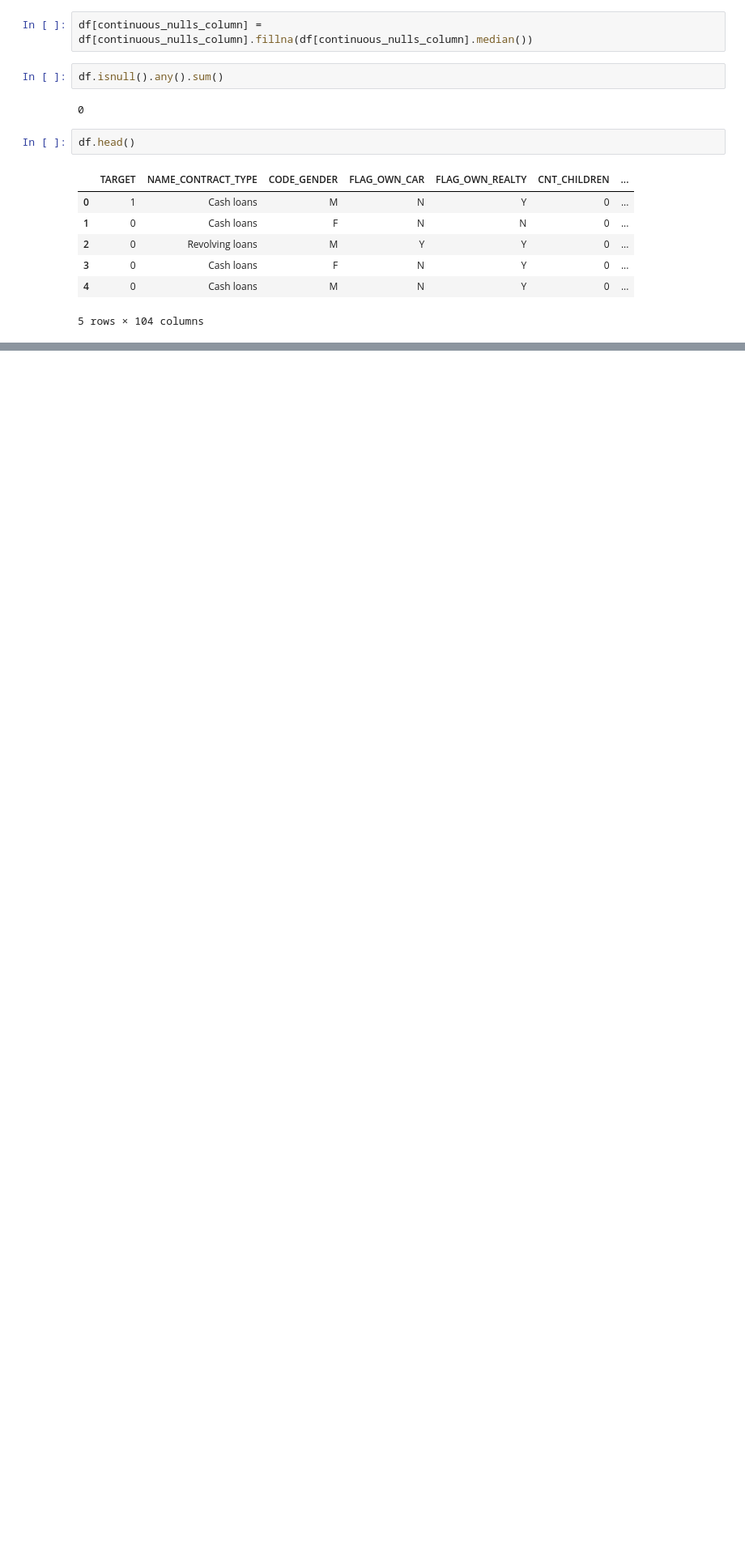
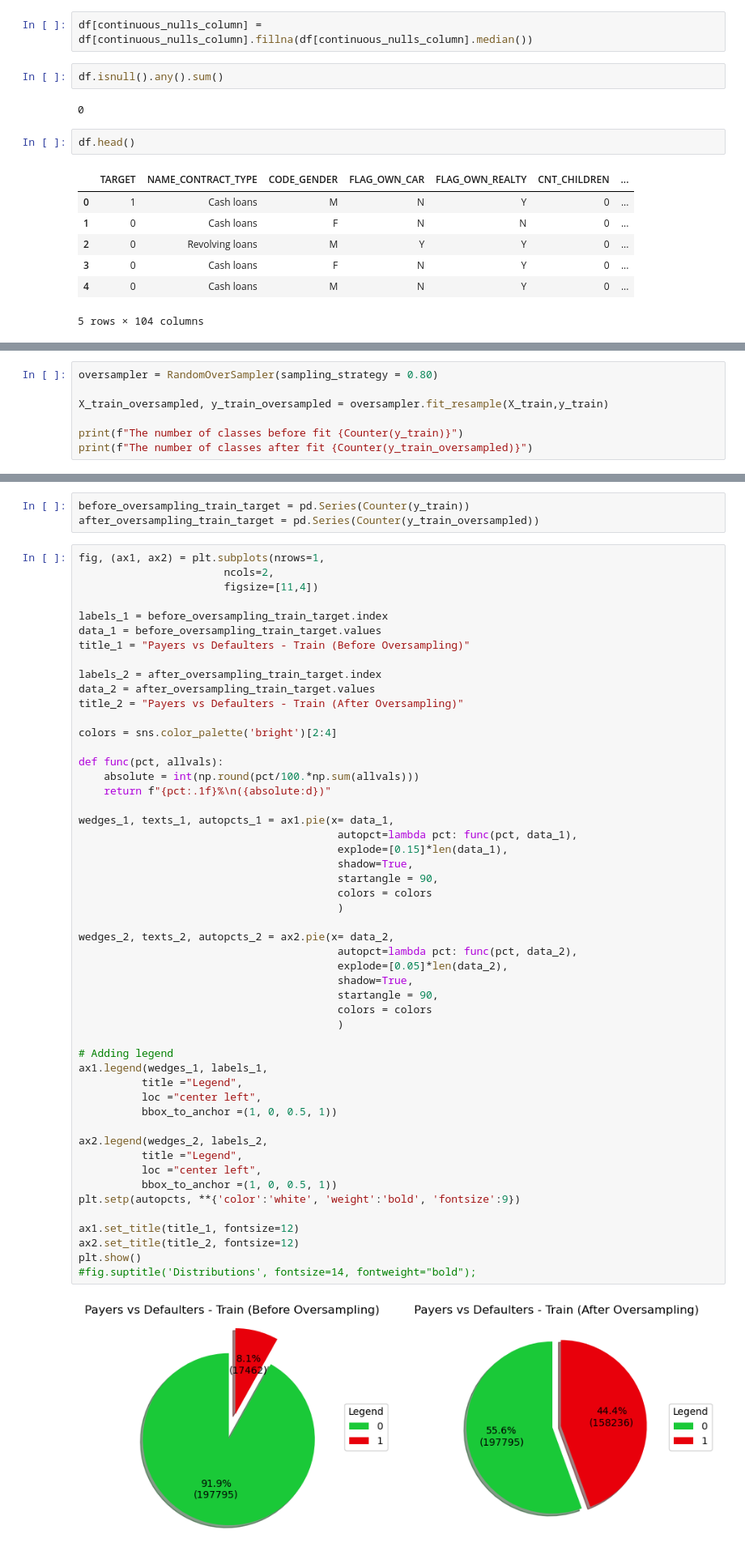
Before and after one commit to lavkushsingh31/Deep_Learning_Assignments, a Jupyter notebook: Course Project - House Loan Data Analysis/Course Project - House Loan Data Analysis.ipynb, the cells around one changed output, grey strips where cells are left out. Shown at 81% size. Saved outputs shown, nothing was run; the diff lists cells and outputs as text; blank space fills up the shorter version.

```diff
--- a/Course Project - House Loan Data Analysis/Course Project - House Loan Data Analysis.ipynb
+++ b/Course Project - House Loan Data Analysis/Course Project - House Loan Data Analysis.ipynb
@@ -410,0 +577,7 @@ df.head()
+# %%
+oversampler = RandomOverSampler(sampling_strategy = 0.80)
+
+X_train_oversampled, y_train_oversampled = oversampler.fit_resample(X_train,y_train)
+
+print(f"The number of classes before fit {Counter(y_train)}")
+print(f"The number of classes after fit {Counter(y_train_oversampled)}")
@@ -410,0 +595,56 @@ df.head()
+# %%
+before_oversampling_train_target = pd.Series(Counter(y_train))
+after_oversampling_train_target = pd.Series(Counter(y_train_oversampled))
+# %%
+fig, (ax1, ax2) = plt.subplots(nrows=1,
+                       ncols=2,
+                       figsize=[11,4])
+
+labels_1 = before_oversampling_train_target.index
+data_1 = before_oversampling_train_target.values
+title_1 = "Payers vs Defaulters - Train (Before Oversampling)"
+
+labels_2 = after_oversampling_train_target.index
+data_2 = after_oversampling_train_target.values
+title_2 = "Payers vs Defaulters - Train (After Oversampling)"
+
+colors = sns.color_palette('bright')[2:4]
+
+def func(pct, allvals):
+    absolute = int(np.round(pct/100.*np.sum(allvals)))
+    return f"{pct:.1f}%\n({absolute:d})"
+
+wedges_1, texts_1, autopcts_1 = ax1.pie(x= data_1,
+                                         autopct=lambda pct: func(pct, data_1),
+                                         explode=[0.15]*len(data_1),
+                                         shadow=True,
+                                         startangle = 90,
+                                         colors = colors
+                                         )
+
+wedges_2, texts_2, autopcts_2 = ax2.pie(x= data_2,
+                                         autopct=lambda pct: func(pct, data_2),
+                                         explode=[0.05]*len(data_2),
+                                         shadow=True,
+                                         startangle = 90,
+                                         colors = colors
+                                         )
+
+# Adding legend
+ax1.legend(wedges_1, labels_1,
+          title ="Legend",
+          loc ="center left",
+          bbox_to_anchor =(1, 0, 0.5, 1))
+
+ax2.legend(wedges_2, labels_2,
+          title ="Legend",
+          loc ="center left",
+          bbox_to_anchor =(1, 0, 0.5, 1))
+plt.setp(autopcts, **{'color':'white', 'weight':'bold', 'fontsize':9})
+
+ax1.set_title(title_1, fontsize=12)
+ax2.set_title(title_2, fontsize=12)
+plt.show()
+#fig.suptitle('Distributions', fontsize=14, fontweight="bold");
+# %% [output]
+[figure, added]
```
Also changed, not shown: parts of 70 cells of this notebook.
